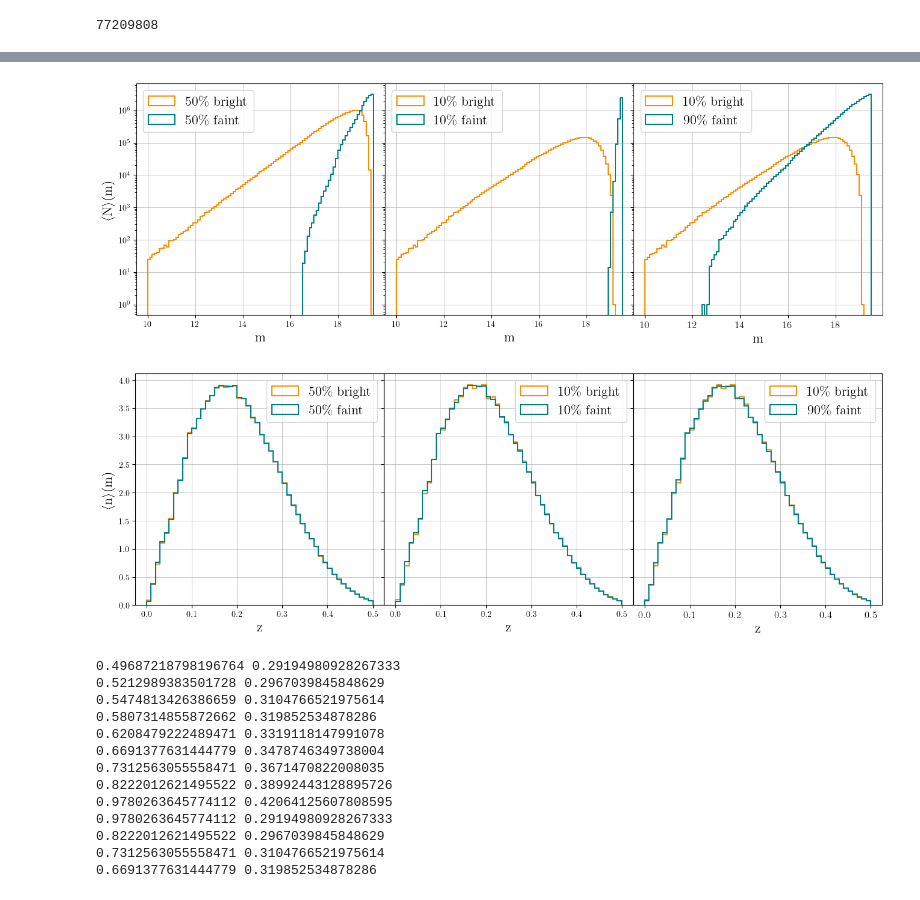
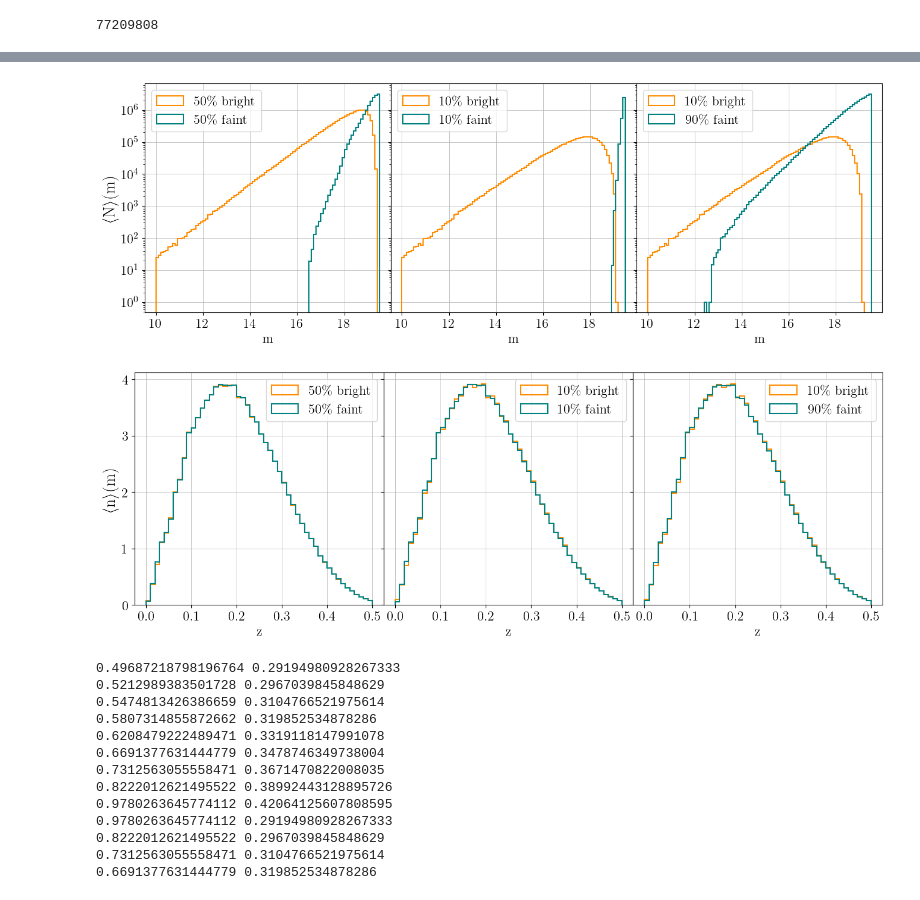
Before and after one commit to JadePiat/Relativistic_effects, a Jupyter notebook: Untitled.ipynb, the cells around one changed output, grey strips where cells are left out. Cells and saved outputs as stored; diff of their text form; code cells hidden in the pictures.

```diff
--- a/Untitled.ipynb
+++ b/Untitled.ipynb
@@ -149,11 +149,11 @@ mcen = mbins[:-1]+dm/20
 
 
 fig, axes = plt.subplots(nrows=1, ncols=3, sharey =True, figsize=(16, 5))
-plt.xticks(fontsize = 12)
-plt.yticks(fontsize = 12)
+plt.rc('xtick', labelsize=16)    # fontsize of the tick labels
+plt.rc('ytick', labelsize=16)    # fontsize of the tick labels
 plt.subplots_adjust(wspace=0)
-axes[1].set_xlabel('m',fontsize=16)
-axes[0].set_ylabel(r'$\langle\rm N \rangle (m)$',fontsize=16)
+axes[1].set_xlabel('m',fontsize=20)
+axes[0].set_ylabel(r'$\langle\rm N \rangle (m)$',fontsize=20)
 
 colors = ['darkorange','teal']
 
@@ -174,34 +174,34 @@ for j,(cut_b, cut_f) in enumerate(zip(cut_bright, cut_faint)):
         mi = m[bin]
         zi = z_g[bin]
 
         z_means[i] = np.mean(zi)
 
         m_cut_b = np.percentile(mi,cut_b)
         m_cut_f = np.percentile(mi,100-cut_f)
         m_cuts_b[i] = m_cut_b
         m_cuts_f[i] = m_cut_f
 
 
     m_int_b = CubicSpline(z_means, m_cuts_b, extrapolate=True)
     m_int_f = CubicSpline(z_means, m_cuts_f, extrapolate=True)
 
     cond_b = (m<=m_int_b(z_g))
     cond_f = (m>m_int_f(z_g))
 
     m_b = m[cond_b]
     m_f = m[cond_f]
 
     axes[j].grid(zorder=0,lw=0.5)
     axes[j].set_yscale('log')
     axes[j].set_xlabel('m',fontsize=16)
 
     axes[j].hist(m_b,bins=mbins,color=colors[0],lw=1.5,histtype='step',label=f'{cut_b}'+'\% bright')
     axes[j].hist(m_f,bins=mbins,color=colors[1],lw=1.5,histtype='step',label=f'{cut_f}'+'\% faint')
     axes[j].legend(fontsize=16)
 
 plt.savefig('/global/homes/j/jpiat/Relativistic_effects/figures/dist_m_samp.pdf');
 # %% [output]
-[figure, old version]
+[figure, new version]
 # %%
 dm = 0.1
 zbins = np.arange(0,5+dm,dm)/10  # float representation error
@@ -215,11 +215,11 @@ mcen = mbins[:-1]+dm/20
 
 
 fig, axes = plt.subplots(nrows=1, ncols=3, sharey =True, figsize=(16, 5))
-plt.xticks(fontsize = 12)
-plt.yticks(fontsize = 12)
+plt.rc('xtick', labelsize=16)    # fontsize of the tick labels
+plt.rc('ytick', labelsize=16)    # fontsize of the tick labels
 plt.subplots_adjust(wspace=0)
-axes[1].set_xlabel('m',fontsize=16)
-axes[0].set_ylabel(r'$\langle\rm n \rangle  (m)$',fontsize=16)
+axes[1].set_xlabel('m',fontsize=20)
+axes[0].set_ylabel(r'$\langle\rm n \rangle  (m)$',fontsize=20)
 
 colors = ['darkorange','teal']
 
@@ -267,7 +267,7 @@ for j,(cut_b, cut_f) in enumerate(zip(cut_bright, cut_faint)):
 
 plt.savefig('/global/homes/j/jpiat/Relativistic_effects/figures/dist_z_samp.pdf');
 # %% [output]
-[figure, old version]
+[figure, new version]
 # %%
 def s_eff(m,z_g,cut_b,cut_f):
 
```
Also changed, not shown: parts of 5 cells of this notebook, 9 other files.
